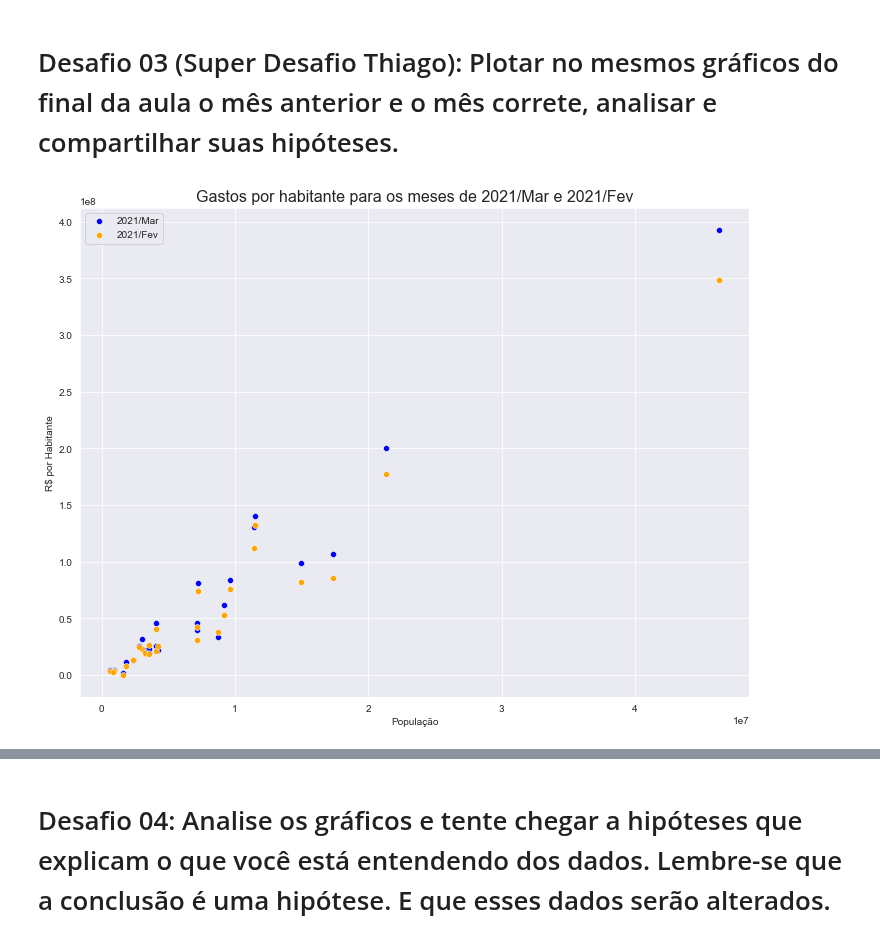
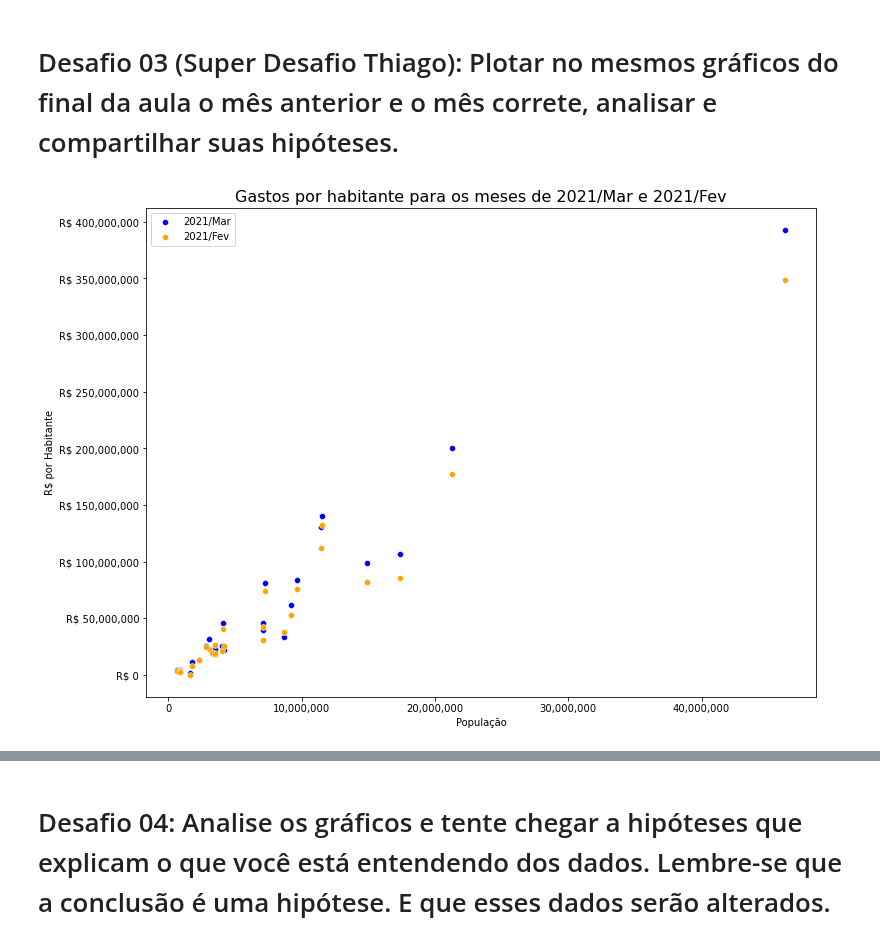
Before and after one commit to antoniodragoc/Bootcamp_Data_Science_Aplicada, a Jupyter notebook: Modulo02/m02a02.ipynb, the cells around one changed output, grey strips where cells are left out. Cells and saved outputs as stored; diff of their text form; code cells hidden in the pictures.

```diff
--- a/Modulo02/m02a02.ipynb
+++ b/Modulo02/m02a02.ipynb
@@ -5,8 +5,6 @@ import matplotlib.pyplot as plt
 import matplotlib.ticker as ticker
 import seaborn as sns
 
-sns.set_style()
-
 # Fomatação do Pandas
 pd.options.display.float_format='{:.2f}'.format
 
@@ -166,22 +164,22 @@ Text(0, 0.5, 'R$ por Habitante')
 # Desafio 03 (Super Desafio Thiago): Plotar no mesmos gráficos do final da aula o mês anterior e o mês correte, analisar e compartilhar suas hipóteses.
 # %%
 # Definindo a figura
-#fig, ax = plt.subplots(figsize = (12,9))
-plt.figure(figsize= (12,9))
+fig, ax = plt.subplots(figsize = (12,9))
+#plt.figure(figsize= (12,9))
 
 # Criando os Plots
 sns.scatterplot(data=gastos, x = 'População', y =gastos.columns[1], label = gastos.columns[1], color = 'b')
 sns.scatterplot(data=gastos, x = 'População', y =gastos.columns[2], label = gastos.columns[2], color = 'orange')
 
 # Formatando os eixos
 ax.yaxis.set_major_formatter(ticker.StrMethodFormatter("R$ {x:,.0f}"))
 ax.xaxis.set_major_formatter(ticker.StrMethodFormatter("{x:,.0f}"))
 
 # Formatando a Figura
 plt.title('Gastos por habitante para os meses de {} e {}'.format(gastos.columns[1],gastos.columns[2]), size = 16)
 plt.ylabel('R$ por Habitante')
 plt.show()
 # %% [output]
-[figure, old version]
+[figure, new version]
 # %%
 # Definindo a figura
```
Also changed, not shown: parts of 9 cells of this notebook, 1 other file.
